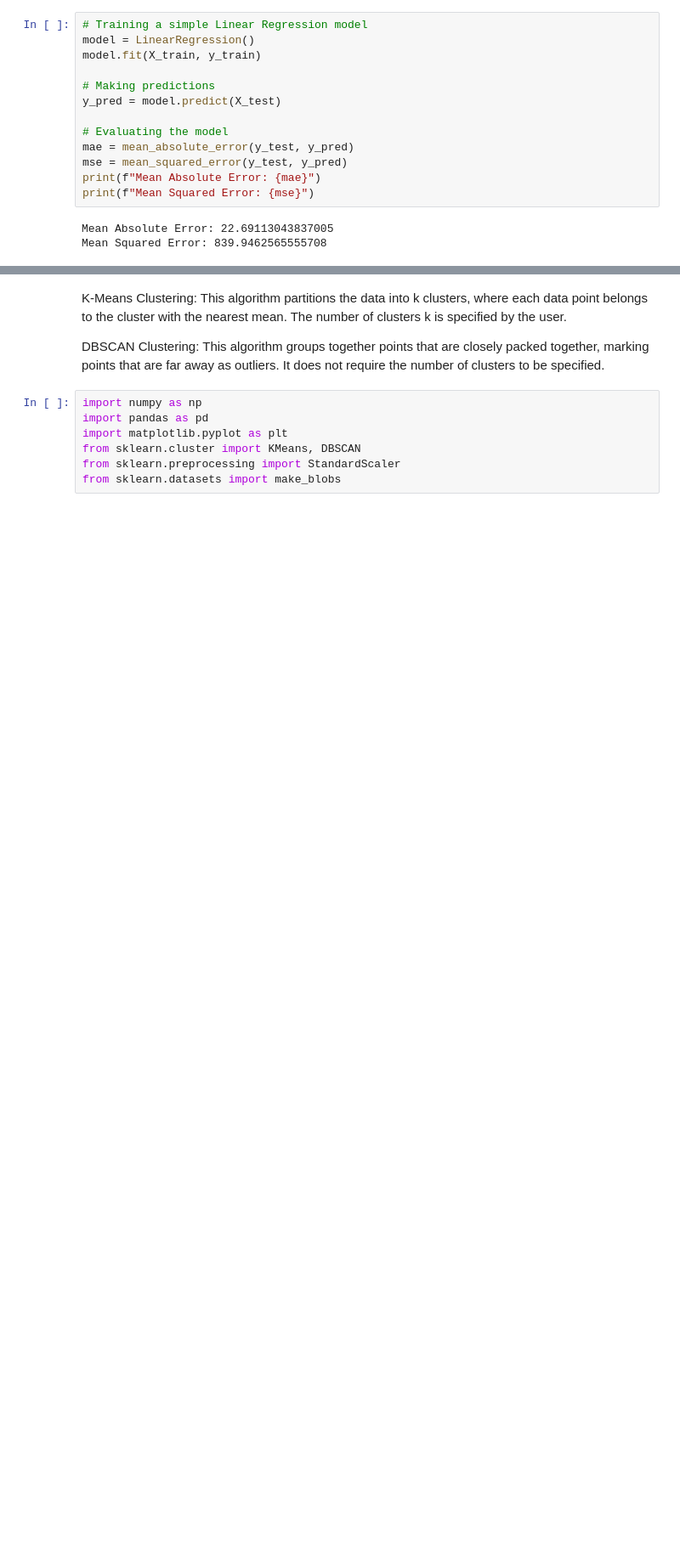
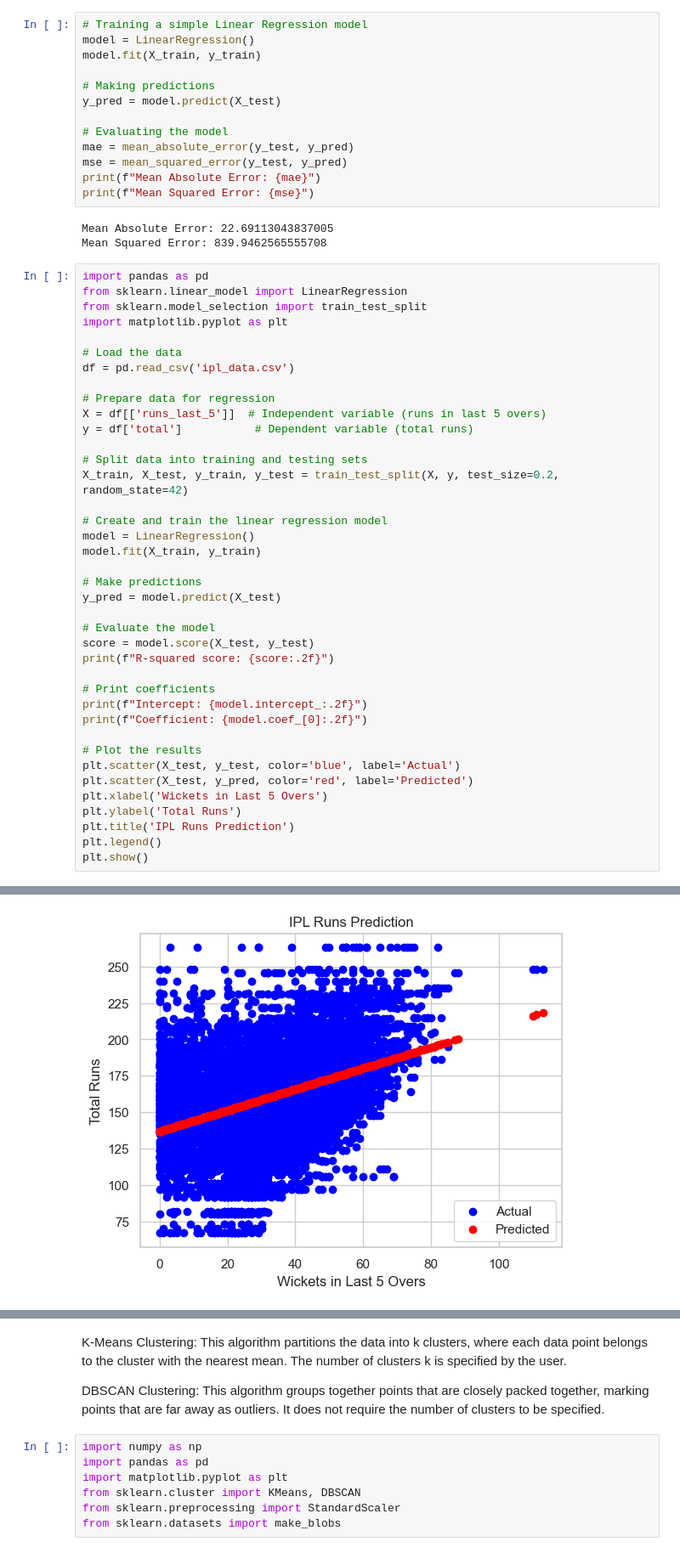
Before and after one commit to SohomM/IPL-Prediction, a Jupyter notebook: ADlabproject.ipynb, the cells around one changed output, grey strips where cells are left out. Shown at 85% size. Cells and saved outputs as stored; diff of their text form; blank space fills up the shorter version.

```diff
--- a/ADlabproject.ipynb
+++ b/ADlabproject.ipynb
@@ -65,3 +65,43 @@ print(f"Mean Squared Error: {mse}")
 # %% [output]
 Mean Absolute Error: 22.69113043837005
 Mean Squared Error: 839.9462565555708
+# %%
+import pandas as pd
+from sklearn.linear_model import LinearRegression
+from sklearn.model_selection import train_test_split
+import matplotlib.pyplot as plt
+
+# Load the data
+df = pd.read_csv('ipl_data.csv')
+
+# Prepare data for regression
+X = df[['runs_last_5']]  # Independent variable (runs in last 5 overs)
+y = df['total']           # Dependent variable (total runs)
+
+# Split data into training and testing sets
+X_train, X_test, y_train, y_test = train_test_split(X, y, test_size=0.2, random_state=42)
+
+# Create and train the linear regression model
+model = LinearRegression()
+model.fit(X_train, y_train)
+
+# Make predictions
+y_pred = model.predict(X_test)
+
+# Evaluate the model
+score = model.score(X_test, y_test)
+print(f"R-squared score: {score:.2f}")
+
+# Print coefficients
+print(f"Intercept: {model.intercept_:.2f}")
+print(f"Coefficient: {model.coef_[0]:.2f}")
+
+# Plot the results
+plt.scatter(X_test, y_test, color='blue', label='Actual')
+plt.scatter(X_test, y_pred, color='red', label='Predicted')
+plt.xlabel('Wickets in Last 5 Overs')
+plt.ylabel('Total Runs')
+plt.title('IPL Runs Prediction')
+plt.legend()
+plt.show()
+# %% [output]
@@ -68,3 +111,4 @@ Mean Squared Error: 839.9462565555708
+[figure, added]
 # %%
 plt.figure(figsize=(8, 6))
 sns.scatterplot(x=y_test, y=y_pred, alpha=0.5)
```
Also changed, not shown: parts of 12 cells of this notebook.
